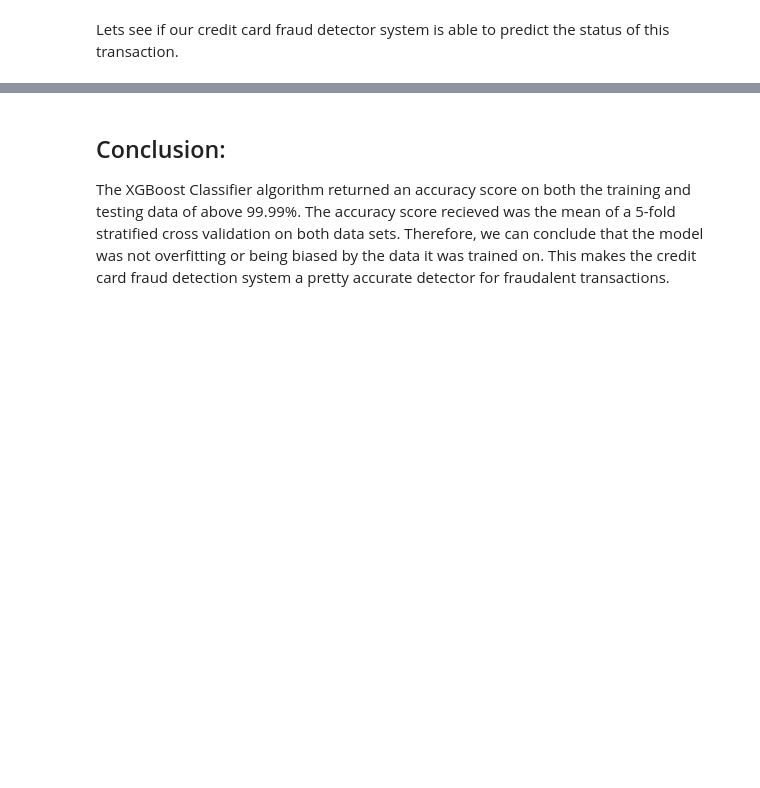
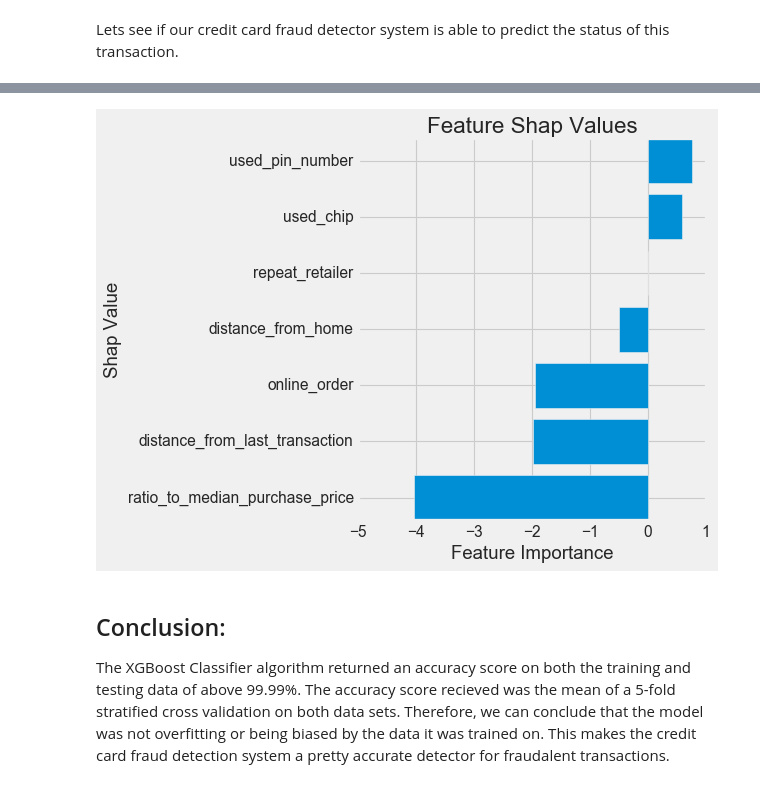
Before and after one commit to luisosorio3214/Machine-Learning-Projects-Python-, a Jupyter notebook: Credit Card Fraud Detection Project/Credit Card Fraud.ipynb, the cells around one changed output, grey strips where cells are left out. Drawn from its saved outputs; the diff is of its cells as text; code cells hidden in the pictures; blank space fills up the shorter version.

```diff
--- a/Credit Card Fraud Detection Project/Credit Card Fraud.ipynb
+++ b/Credit Card Fraud Detection Project/Credit Card Fraud.ipynb
@@ -533,0 +659,15 @@ This transaction is verified
+# %%
+plt.style.use("fivethirtyeight")
+
+explainer = shap.TreeExplainer(boost)
+shap_values = explainer.shap_values(example)
+scores_desc = list(zip(shap_values[0], example.columns))
+scores_desc = sorted(scores_desc)
+fig_m = plt.figure(tight_layout=True)
+plt.barh([s[1] for s in scores_desc], [s[0] for s in scores_desc])
+plt.title("Feature Shap Values")
+plt.ylabel("Shap Value")
+plt.xlabel("Feature Importance")
+plt.tight_layout()
+# %% [output]
+[figure, added]
```
Also changed, not shown: parts of 23 cells of this notebook, 1 other file.
